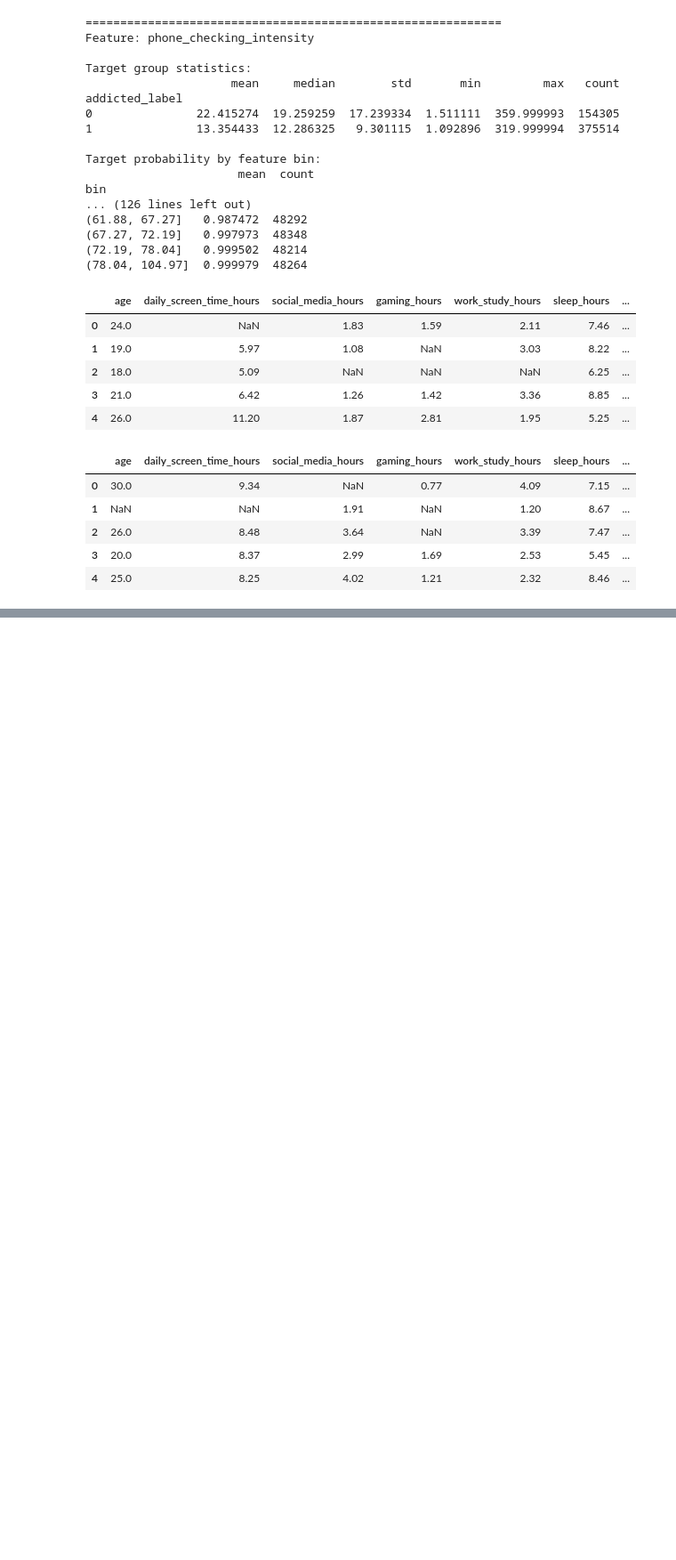
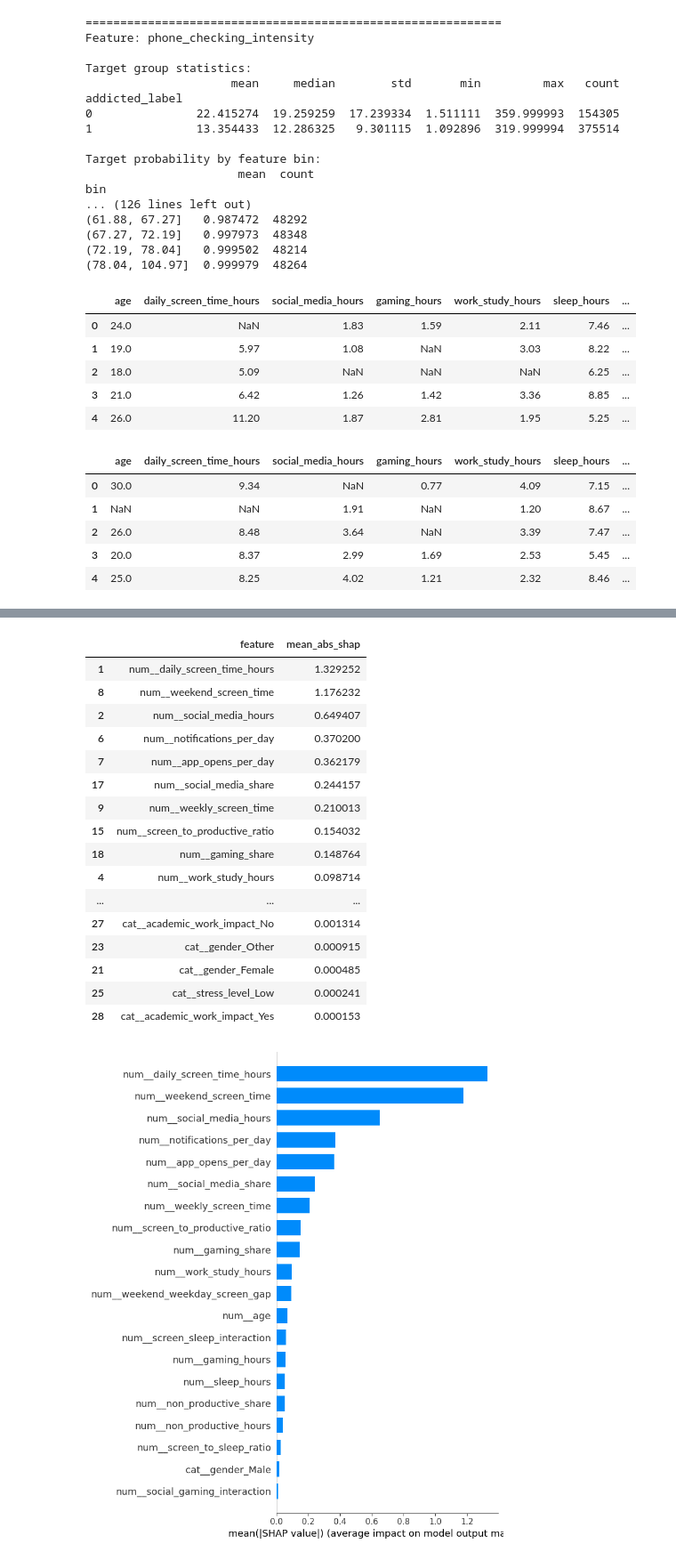
Before and after one commit to anushka3690/Predicting-Smartphone-Addiction, a Jupyter notebook: notebook/model1.ipynb, the cells around one changed output, grey strips where cells are left out. Shown at 89% size. Saved outputs shown, nothing was run; the diff lists cells and outputs as text; code cells hidden in the pictures; blank space fills up the shorter version.

Commit message:
model improvement

```diff
--- a/notebook/model1.ipynb
+++ b/notebook/model1.ipynb
@@ -499,0 +803,41 @@ submission.to_csv('submission.csv', index=False)
+# %%
+import shap
+
+X_sample = X_model.sample(n=min(10000, len(X_model)), random_state=42)
+preprocessor_fitted = best_xgb_pipeline.named_steps['preprocessor']
+xgb_fitted = best_xgb_pipeline.named_steps['model']
+X_sample_transformed = preprocessor_fitted.transform(X_sample)
+feature_names = preprocessor_fitted.get_feature_names_out()
+
+explainer = shap.TreeExplainer(xgb_fitted)
+shap_values = explainer.shap_values(X_sample_transformed)
+if isinstance(shap_values, list):
+    shap_values = shap_values[-1]
+shap_importance = pd.DataFrame({
+    'feature': feature_names,
+    'mean_abs_shap': np.abs(shap_values).mean(axis=0),
+}).sort_values('mean_abs_shap', ascending=False)
+display(shap_importance.head(30))
+shap.summary_plot(
+    shap_values, X_sample_transformed, feature_names=feature_names,
+    plot_type='bar', max_display=20,
+)
+# %% [output]
+|  | feature | mean_abs_shap |
+| 1 | num__daily_screen_time_hours | 1.329252 |
+| 8 | num__weekend_screen_time | 1.176232 |
+| 2 | num__social_media_hours | 0.649407 |
+| 6 | num__notifications_per_day | 0.370200 |
+| 7 | num__app_opens_per_day | 0.362179 |
+| 17 | num__social_media_share | 0.244157 |
+| 9 | num__weekly_screen_time | 0.210013 |
+| 15 | num__screen_to_productive_ratio | 0.154032 |
+| 18 | num__gaming_share | 0.148764 |
+| 4 | num__work_study_hours | 0.098714 |
+| ... | ... | ... |
+| 27 | cat__academic_work_impact_No | 0.001314 |
+| 23 | cat__gender_Other | 0.000915 |
+| 21 | cat__gender_Female | 0.000485 |
+| 25 | cat__stress_level_Low | 0.000241 |
+| 28 | cat__academic_work_impact_Yes | 0.000153 |
+[figure, added]
```
Also changed, not shown: parts of 8 cells of this notebook.
